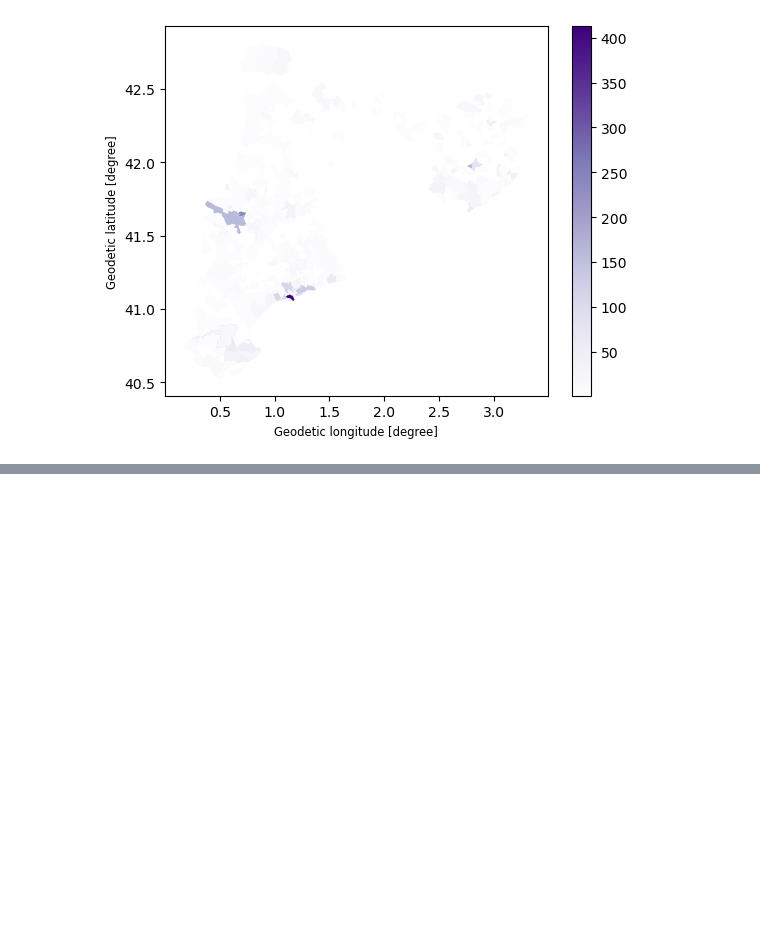
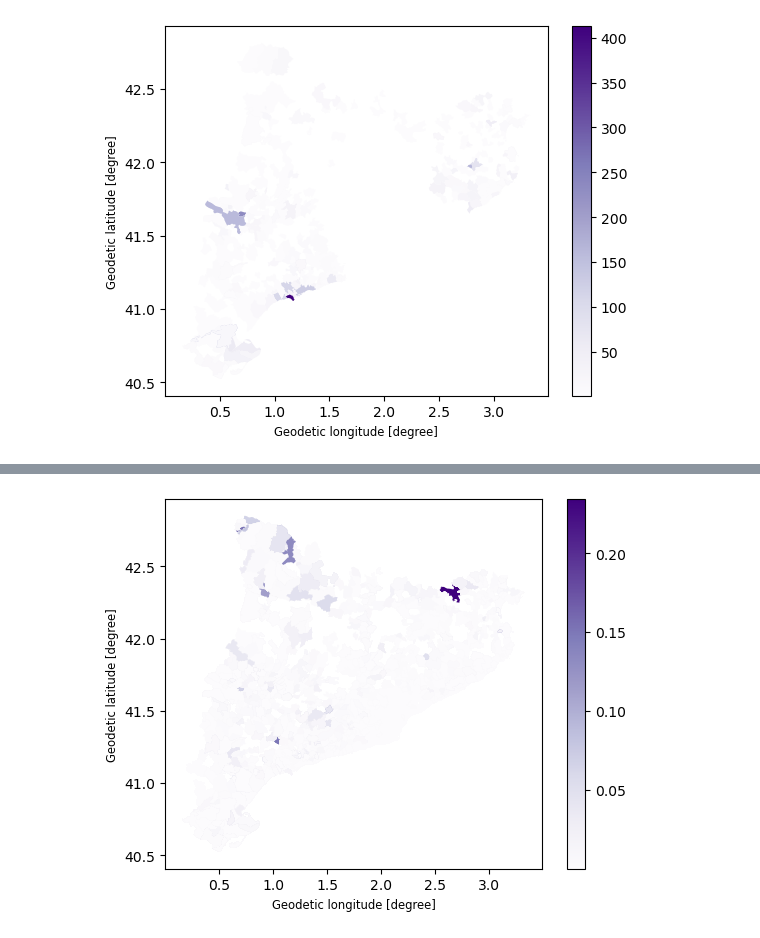
Before and after one commit to Lidia1508/Speculation-Map, a Jupyter notebook: code/EmptyBuildings.ipynb, the cells around one changed output, grey strips where cells are left out. Drawn from its saved outputs; the diff is of its cells as text; code cells hidden in the pictures; blank space fills up the shorter version.

```diff
--- a/code/EmptyBuildings.ipynb
+++ b/code/EmptyBuildings.ipynb
@@ -259,0 +286,3 @@ plt.show()
+# %%
+df_final=df_final.merge(df_pob,on='CODIMUNI',how='left')
+df_final
@@ -259,0 +305,2 @@ plt.show()
+# %%
+df_ds_2021=df_final[df_final['Any_y']==2021].copy()
@@ -259,0 +323,6 @@ plt.show()
+# %%
+df_ds_2021['Habitatges']=pd.DataFrame.astype(df_ds_2021['Habitatges'],dtype='float')
+df_ds_2021['Poblacio']=pd.DataFrame.astype(df_ds_2021['Poblacio'],dtype='float')
+# %%
+df_ds_2021['Buits_per_Hab']=df_ds_2021['Habitatges']/df_ds_2021['Poblacio']
+df_ds_2021
@@ -259,0 +343,5 @@ plt.show()
+# %%
+df_ds_2021.plot(column='Buits_per_Hab',legend=True,cmap='Purples')
+plt.show()
+# %% [output]
+[figure, added]
```
Also changed, not shown: parts of 8 cells of this notebook, 1 other file.
